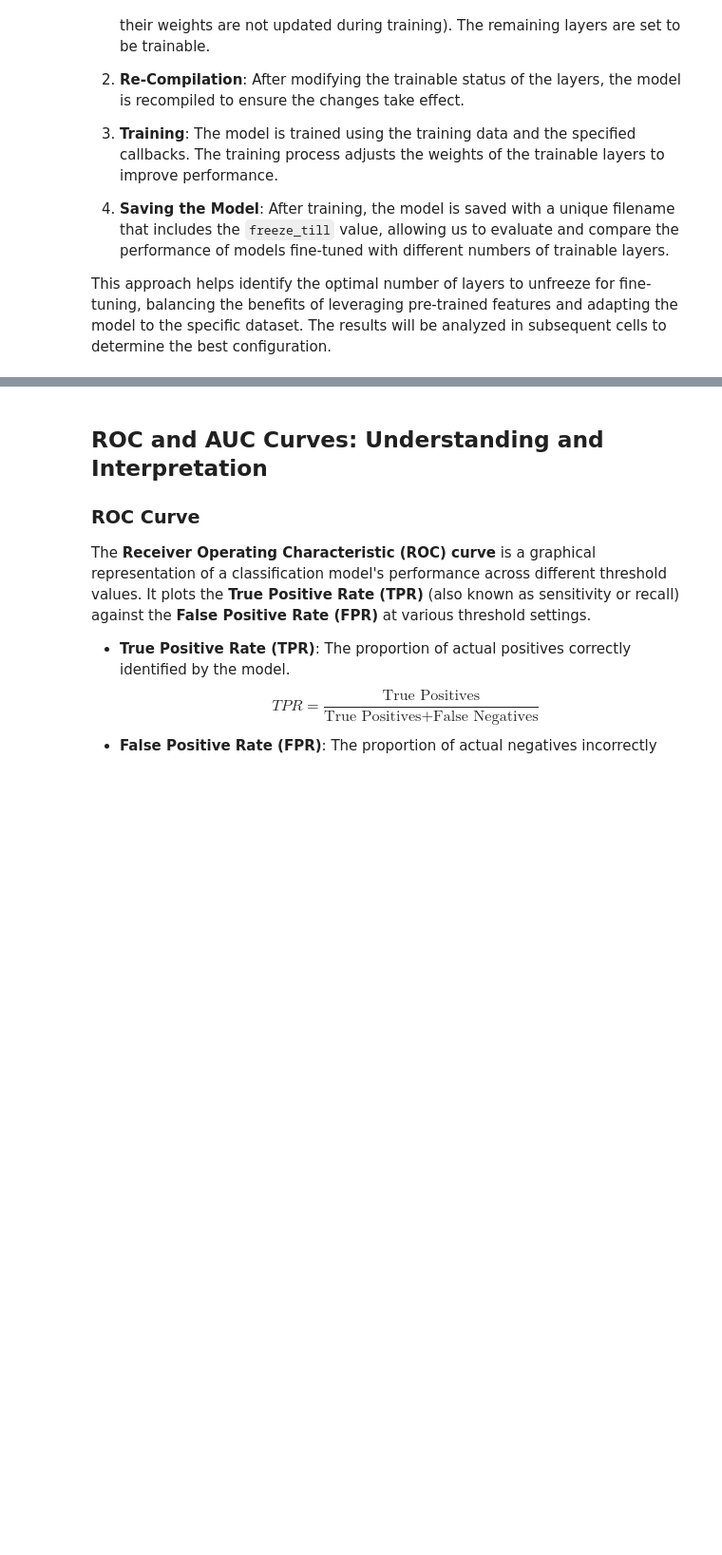
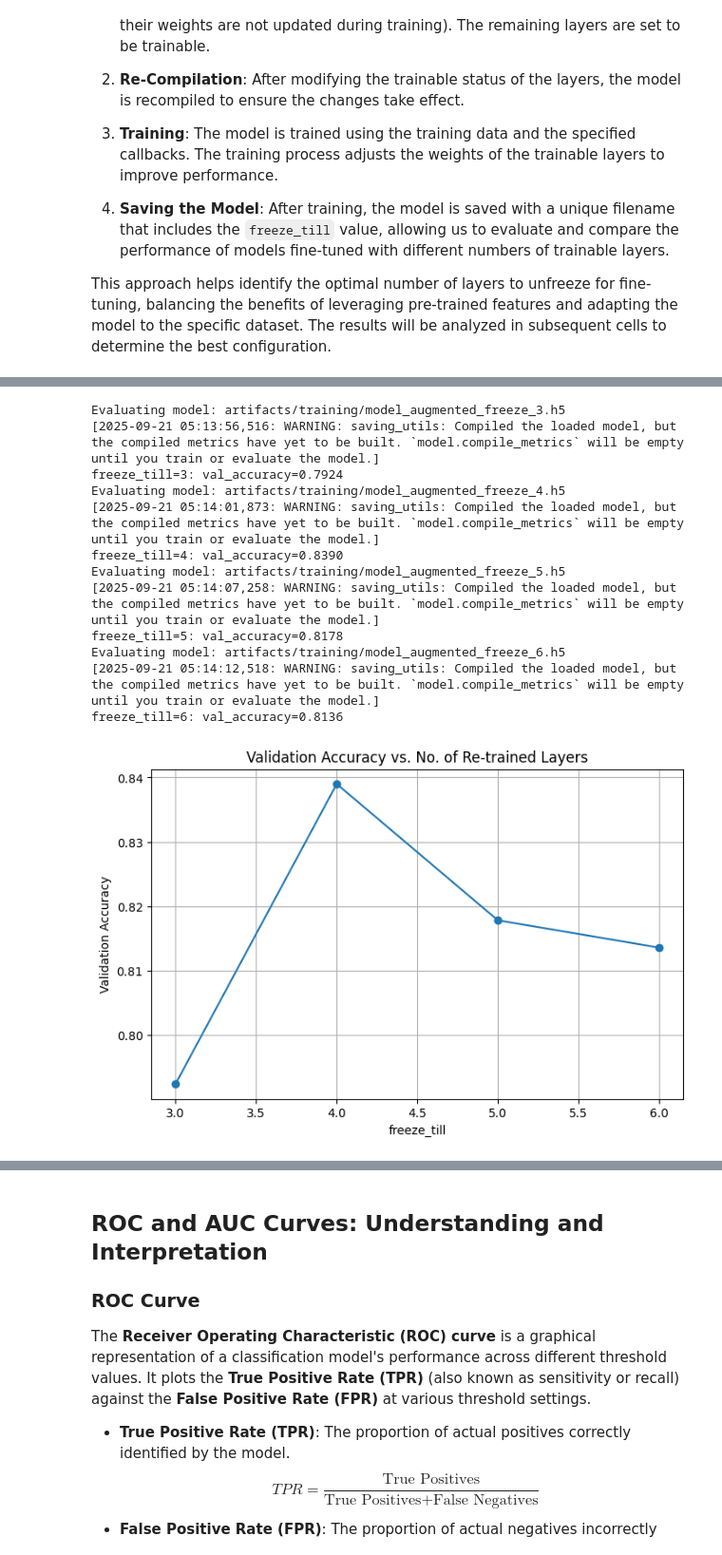
Before and after one commit to zkhechadoorian/CNNs_Cats_and_Dogs, a Jupyter notebook: research/st_04.ipynb, the cells around one changed output, grey strips where cells are left out. Shown at 95% size. Drawn from its saved outputs; the diff is of its cells as text; code cells hidden in the pictures; blank space fills up the shorter version.

```diff
--- a/research/st_04.ipynb
+++ b/research/st_04.ipynb
@@ -370,7 +418,7 @@ try:
     training.train_valid_generator()
 
     # Loop over freeze_till values
-    for freeze_till in range(0, 11, 2):
+    for freeze_till in range(3,7):
         print(f"\nTraining with freeze_till={freeze_till}")
         # Load and update the base model for each freeze_till value
         training.get_base_model()  # Loads the base model
@@ -406,31 +485,45 @@ val_accuracies = []
 val_losses = []
 
 # Loop through your saved models
-for freeze_till in range(0, 11,2):
+for freeze_till in range(3,7):
     model_path = str(training.config.trained_model_path).replace(".h5", f"_augmented_freeze_{freeze_till}.h5")
     print(f"Evaluating model: {model_path}")
     model = tf.keras.models.load_model(model_path)
     # Evaluate on validation data
     loss, acc = model.evaluate(training.valid_generator, verbose=0)
     freeze_till_values.append(freeze_till)
     val_accuracies.append(acc)
     val_losses.append(loss)
     print(f"freeze_till={freeze_till}: val_accuracy={acc:.4f}")
 
 # Plot accuracy vs Freeze_till
 plt.figure(figsize=(8, 5))
 plt.plot(freeze_till_values, val_accuracies, marker='o')
 plt.xlabel('freeze_till')
 plt.ylabel('Validation Accuracy')
 plt.title('Validation Accuracy vs. No. of Re-trained Layers')
 plt.grid(True)
 plt.show()
 
 # Plot loss vs Freeze_till
 plt.figure(figsize=(8, 5))
 plt.plot(freeze_till_values, val_losses, marker='o')
 plt.xlabel('freeze_till')
 plt.ylabel('Validation Loss')
 plt.title('Validation Loss vs. No. of Re-trained Layers')
 plt.grid(True)
 plt.show()
+# %% [output]
+Evaluating model: artifacts/training/model_augmented_freeze_3.h5
+[2025-09-21 05:13:56,516: WARNING: saving_utils: Compiled the loaded model, but the compiled metrics have yet to be built. `model.compile_metrics` will be empty until you train or evaluate the model.]
+freeze_till=3: val_accuracy=0.7924
+Evaluating model: artifacts/training/model_augmented_freeze_4.h5
+[2025-09-21 05:14:01,873: WARNING: saving_utils: Compiled the loaded model, but the compiled metrics have yet to be built. `model.compile_metrics` will be empty until you train or evaluate the model.]
+freeze_till=4: val_accuracy=0.8390
+Evaluating model: artifacts/training/model_augmented_freeze_5.h5
+[2025-09-21 05:14:07,258: WARNING: saving_utils: Compiled the loaded model, but the compiled metrics have yet to be built. `model.compile_metrics` will be empty until you train or evaluate the model.]
+freeze_till=5: val_accuracy=0.8178
+Evaluating model: artifacts/training/model_augmented_freeze_6.h5
+[2025-09-21 05:14:12,518: WARNING: saving_utils: Compiled the loaded model, but the compiled metrics have yet to be built. `model.compile_metrics` will be empty until you train or evaluate the model.]
+freeze_till=6: val_accuracy=0.8136
+[figure, added]
```
Also changed, not shown: parts of 13 cells of this notebook, 4 other files.
